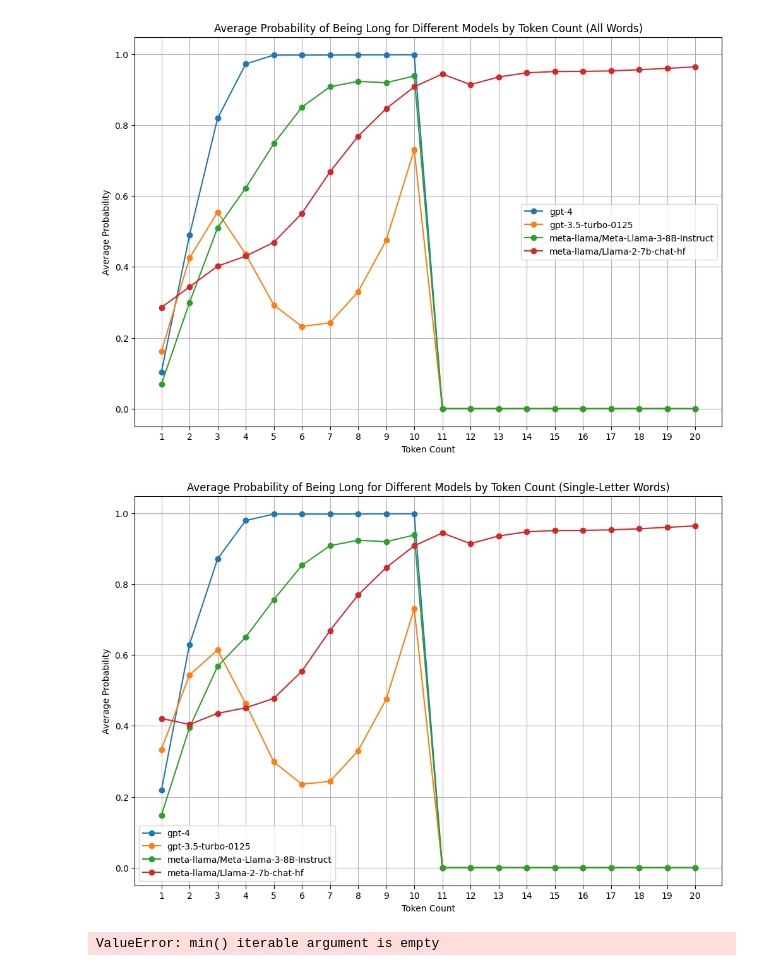
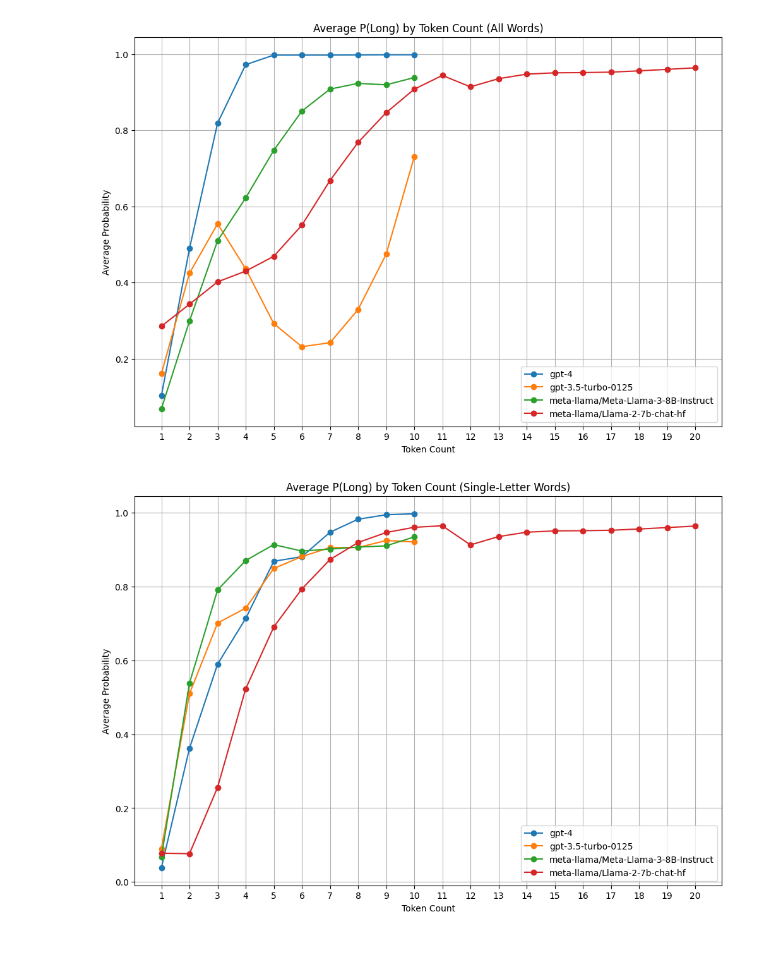
Before and after one commit to ArjunPanickssery/long_short, a Jupyter notebook: analysis.ipynb, the cells around one changed output. Cells and saved outputs as stored; diff of their text form; code cells hidden in the pictures.

Commit message:
GPT probs for long/short-coded words

```diff
--- a/analysis.ipynb
+++ b/analysis.ipynb
@@ -150,18 +163,35 @@ def plot_shuffled_random_diffs(data):
     plt.show()
 # %%
 def plot_avg_probabilities_by_token_count(data, filter=None):
-    filtered_data = data.copy()
+    filtered_data = deepcopy(data)
     filter_name = 'All'
 
     if filter == "repeats":
-        filtered_data = {word: probs for word, probs in data.items() if len(set(word)) != len(word)}
+        # Filter data to include only words with a single unique letter
+        filtered_data = {word: probs for word, probs in filtered_data.items() if len(set(word)) == 1}
         filter_name = 'Single-Letter'
     elif filter == "random":
-        filtered_data = {word: probs for word, probs in data.items() if "random" in word}
+        # Load random words from random_words.json
+        with open('lists/random_words.json', 'r') as file:
+            random_words = json.load(file)
+        filtered_data = {word: filtered_data[word] for word in random_words if word in filtered_data}
         filter_name = 'Real'
     elif filter == "shuffled":
-        filtered_data = {word: probs for word, probs in data.items() if "shuffled" in word}
+        # Load shuffled words from shuffled_words.json
+        with open('lists/shuffled_words.json', 'r') as file:
+            shuffled_words = json.load(file)
+        filtered_data = {word: filtered_data[word] for word in shuffled_words if word in filtered_data}
         filter_name = 'Scrambled'
+    elif filter == "long":
+        with open('lists/long_coded_words.json', 'r') as file:
+            long_words = json.load(file)
+        filtered_data = {word: filtered_data[word] for word in long_words if word in filtered_data}
+        filter_name = 'Long'
+    elif filter == "short":
+        with open('lists/short_coded_words.json', 'r') as file:
+            short_words = json.load(file)
+        filtered_data = {word: filtered_data[word] for word in short_words if word in filtered_data}
+        filter_name = 'Short'
 
     # Calculate average probabilities for each token length for each model
     token_lengths = sorted(set(len(probs["gpt_tokens"]) for probs in filtered_data.values()).union(
@@ -170,42 +200,49 @@ def plot_avg_probabilities_by_token_count(data, filter=None):
 
     gpt_3_5_avg_probs = []
     gpt_4_avg_probs = []
     llama_2_avg_probs = []
     llama_3_avg_probs = []
 
     for length in token_lengths:
         gpt_3_5_probs = [probs["gpt-3.5-turbo-0125"] for probs in filtered_data.values() if len(probs["gpt_tokens"]) == length]
         gpt_4_probs = [probs["gpt-4"] for probs in filtered_data.values() if len(probs["gpt_tokens"]) == length]
         llama_2_probs = [probs["meta-llama/Llama-2-7b-chat-hf"] for probs in filtered_data.values() if len(probs["llama2_tokens"]) == length]
         llama_3_probs = [probs["meta-llama/Meta-Llama-3-8B-Instruct"] for probs in filtered_data.values() if len(probs["llama3_tokens"]) == length]
 
-        gpt_3_5_avg_probs.append(sum(gpt_3_5_probs) / len(gpt_3_5_probs) if gpt_3_5_probs else 0)
-        gpt_4_avg_probs.append(sum(gpt_4_probs) / len(gpt_4_probs) if gpt_4_probs else 0)
-        llama_2_avg_probs.append(sum(llama_2_probs) / len(llama_2_probs) if llama_2_probs else 0)
-        llama_3_avg_probs.append(sum(llama_3_probs) / len(llama_3_probs) if llama_3_probs else 0)
+        if gpt_3_5_probs:
+            gpt_3_5_avg_probs.append((length, sum(gpt_3_5_probs) / len(gpt_3_5_probs)))
+        if gpt_4_probs:
+            gpt_4_avg_probs.append((length, sum(gpt_4_probs) / len(gpt_4_probs)))
+        if llama_2_probs:
+            llama_2_avg_probs.append((length, sum(llama_2_probs) / len(llama_2_probs)))
+        if llama_3_probs:
+            llama_3_avg_probs.append((length, sum(llama_3_probs) / len(llama_3_probs)))
 
     # Plot the data
     plt.figure(figsize=(12, 8))
 
-    plt.plot(token_lengths, gpt_4_avg_probs, label="gpt-4", marker='o')
-    plt.plot(token_lengths, gpt_3_5_avg_probs, label="gpt-3.5-turbo-0125", marker='o')
-    plt.plot(token_lengths, llama_3_avg_probs, label="meta-llama/Meta-Llama-3-8B-Instruct", marker='o')
-    plt.plot(token_lengths, llama_2_avg_probs, label="meta-llama/Llama-2-7b-chat-hf", marker='o')
+    if gpt_4_avg_probs:
+        plt.plot(*zip(*gpt_4_avg_probs), label="gpt-4", marker='o')
+    if gpt_3_5_avg_probs:
+        plt.plot(*zip(*gpt_3_5_avg_probs), label="gpt-3.5-turbo-0125", marker='o')
+    if llama_3_avg_probs:
+        plt.plot(*zip(*llama_3_avg_probs), label="meta-llama/Meta-Llama-3-8B-Instruct", marker='o')
+    if llama_2_avg_probs:
+        plt.plot(*zip(*llama_2_avg_probs), label="meta-llama/Llama-2-7b-chat-hf", marker='o')
 
     plt.xlabel('Token Count')
     plt.ylabel('Average Probability')
-    plt.title(f'Average Probability of Being Long for Different Models by Token Count ({filter_name} Words)')
+    plt.title(f'Average P(Long) by Token Count ({filter_name} Words)')
     plt.legend()
     plt.grid(True)
     plt.xticks(np.arange(min(token_lengths), max(token_lengths) + 1, 1))
     plt.show()
 
 # Example usage
 plot_avg_probabilities_by_token_count(data)
 plot_avg_probabilities_by_token_count(data, filter="repeats")
 plot_avg_probabilities_by_token_count(data, filter="random")
 plot_avg_probabilities_by_token_count(data, filter="shuffled")
 # %% [output]
-[figure, old version]
+[figure, new version]
-[figure, old version]
+[figure, new version]
-ValueError: min() iterable argument is empty
```
Also changed, not shown: parts of 26 cells of this notebook, 5 other files.
